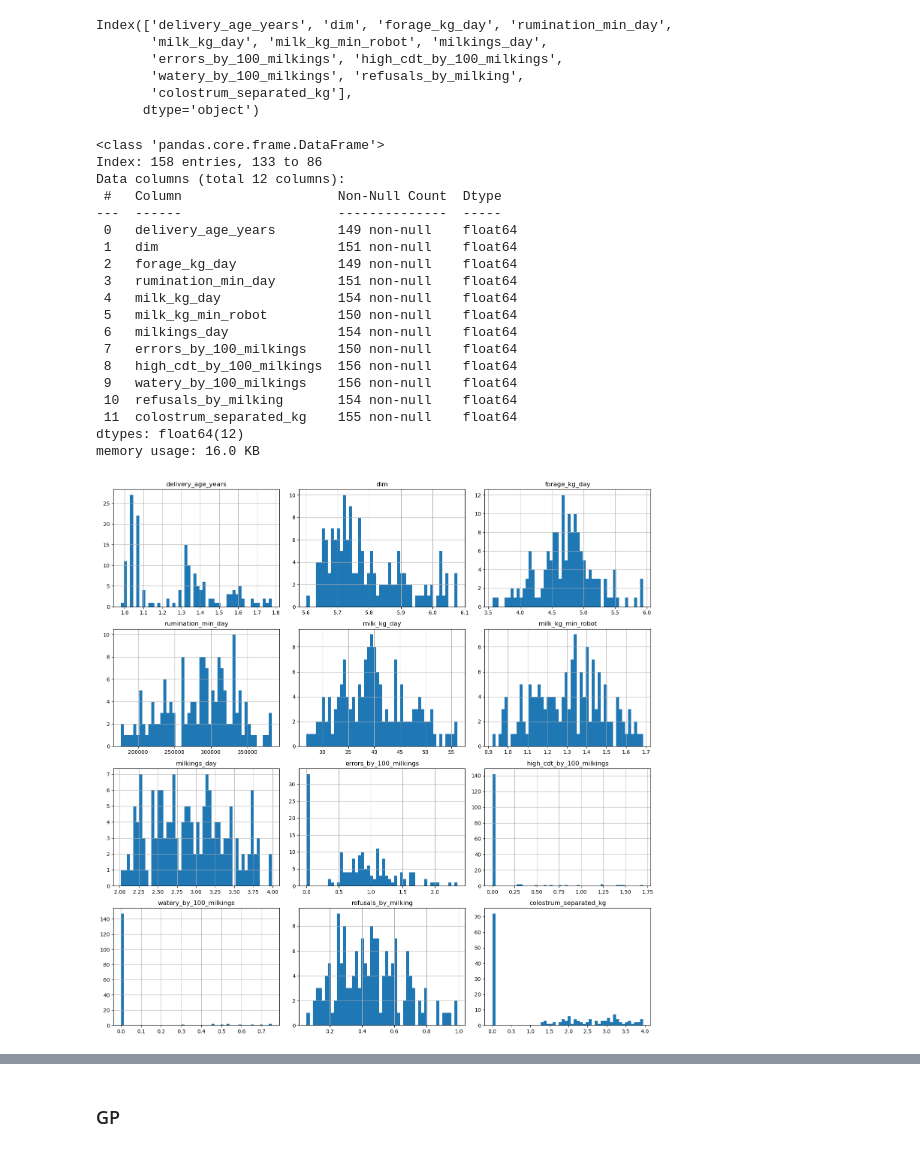
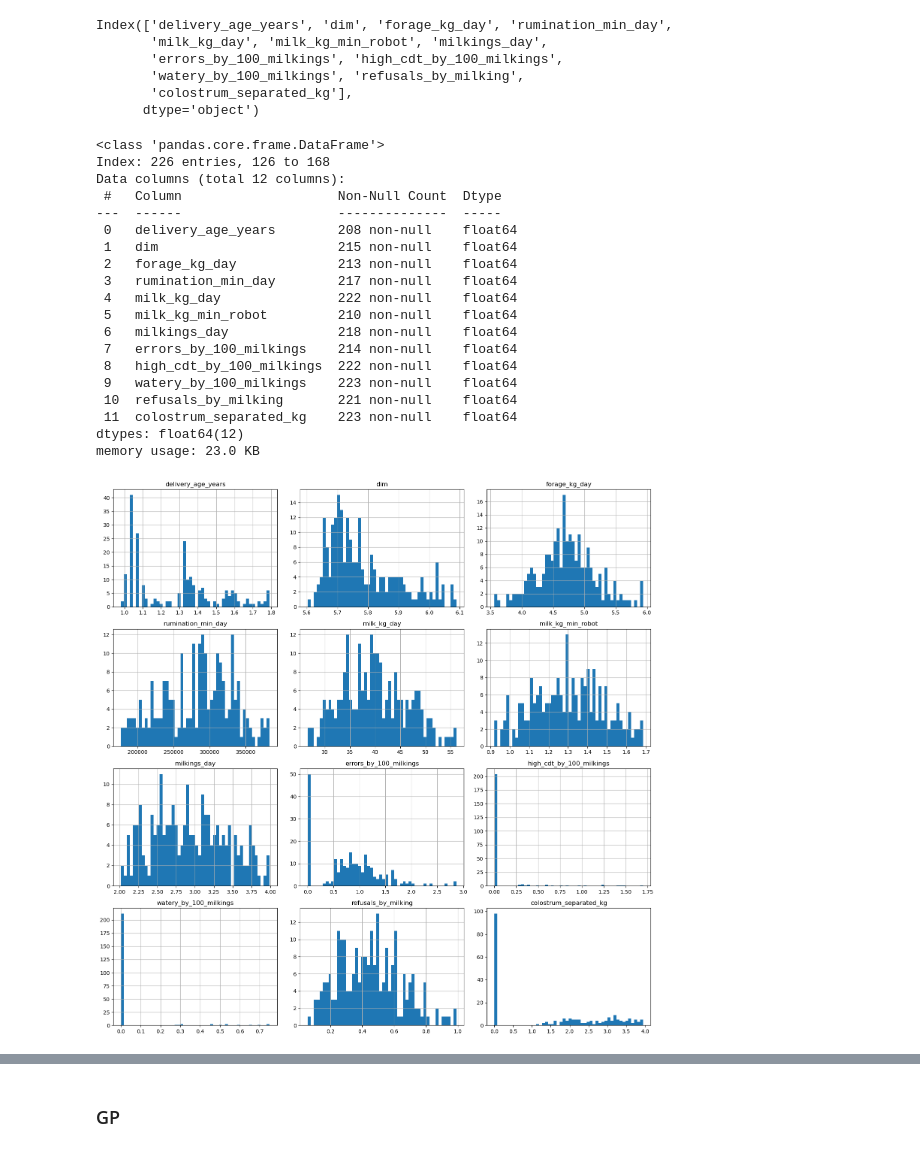
Before and after one commit to ontenkutsenko/GP_Milk_Content_Prediction, a Jupyter notebook: Notebook.ipynb, the cells around one changed output, grey strips where cells are left out. Saved outputs shown, nothing was run; the diff lists cells and outputs as text; code cells hidden in the pictures.

```diff
--- a/Notebook.ipynb
+++ b/Notebook.ipynb
@@ -217,15 +177,14 @@ Square
 # %%
 for i in ['errors_by_100_milkings', 'high_cdt_by_100_milkings', 'watery_by_100_milkings', 'refusals_by_milking']:
     X_train[i] = np.sqrt(X_train[i])
-    X_val[i] = np.sqrt(X_val[i])
     X_test[i] = np.sqrt(X_test[i])
+
 
 for i in ['delivery_age_years', 'dim', 'milk_kg_min_robot', 'colostrum_separated_kg']:
     X_train[i] = np.log1p(X_train[i])
-    X_val[i] = np.log1p(X_val[i])
     X_test[i] = np.log1p(X_test[i])
+
 
 for i in ['rumination_min_day']:
     X_train[i] = X_train[i]**2
-    X_val[i] = X_val[i]**2
     X_test[i] = X_test[i]**2
@@ -284,22 +227,22 @@ X_train.loc[X_train['milk_kg_min_robot'] > 1.7, 'milk_kg_min_robot'] = np.nan
 X_train.info()
 # %% [output]
 <class 'pandas.core.frame.DataFrame'>
-Index: 158 entries, 133 to 86
+Index: 226 entries, 126 to 168
 Data columns (total 12 columns):
  #   Column                    Non-Null Count  Dtype
 ---  ------                    --------------  -----
- 0   delivery_age_years        149 non-null    float64
- 1   dim                       151 non-null    float64
- 2   forage_kg_day             149 non-null    float64
- 3   rumination_min_day        151 non-null    float64
- 4   milk_kg_day               154 non-null    float64
- 5   milk_kg_min_robot         150 non-null    float64
- 6   milkings_day              154 non-null    float64
- 7   errors_by_100_milkings    150 non-null    float64
- 8   high_cdt_by_100_milkings  156 non-null    float64
- 9   watery_by_100_milkings    156 non-null    float64
- 10  refusals_by_milking       154 non-null    float64
- 11  colostrum_separated_kg    155 non-null    float64
+ 0   delivery_age_years        208 non-null    float64
+ 1   dim                       215 non-null    float64
+ 2   forage_kg_day             213 non-null    float64
+ 3   rumination_min_day        217 non-null    float64
+ 4   milk_kg_day               222 non-null    float64
+ 5   milk_kg_min_robot         210 non-null    float64
+ 6   milkings_day              218 non-null    float64
+ 7   errors_by_100_milkings    214 non-null    float64
+ 8   high_cdt_by_100_milkings  222 non-null    float64
+ 9   watery_by_100_milkings    223 non-null    float64
+ 10  refusals_by_milking       221 non-null    float64
+ 11  colostrum_separated_kg    223 non-null    float64
 dtypes: float64(12)
-memory usage: 16.0 KB
+memory usage: 23.0 KB
 # %%
@@ -339,13 +265,13 @@ X_test.loc[X_test['milk_kg_min_robot'] > 1.7, 'milk_kg_min_robot'] = np.nan
 # %%
 imputer = KNNImputer(n_neighbors=5)
 
 X_train = pd.DataFrame(imputer.fit_transform(X_train), columns=X_train.columns, index=X_train.index)
-X_val = pd.DataFrame(imputer.fit_transform(X_val), columns=X_train.columns, index=X_val.index)
+
 X_test = pd.DataFrame(imputer.fit_transform(X_test), columns=X_train.columns, index=X_test.index)
 
 X_train.hist(figsize=(15, 15), bins=50)
 plt.grid(False)
 plt.tight_layout()
 plt.show()
 # %% [output]
-[figure, old version]
+[figure, new version]
```
Also changed, not shown: parts of 103 cells of this notebook, 6 other files.
